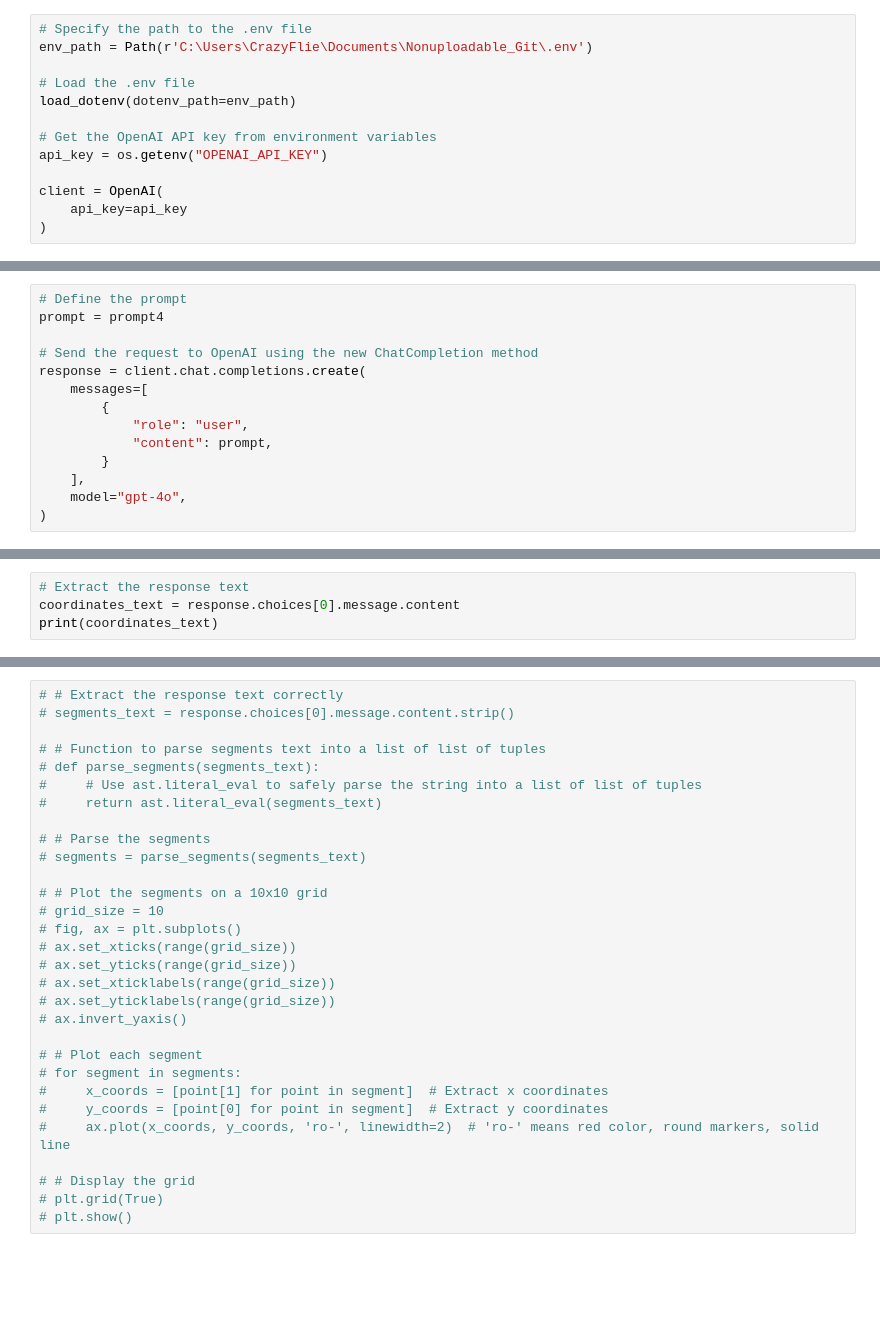
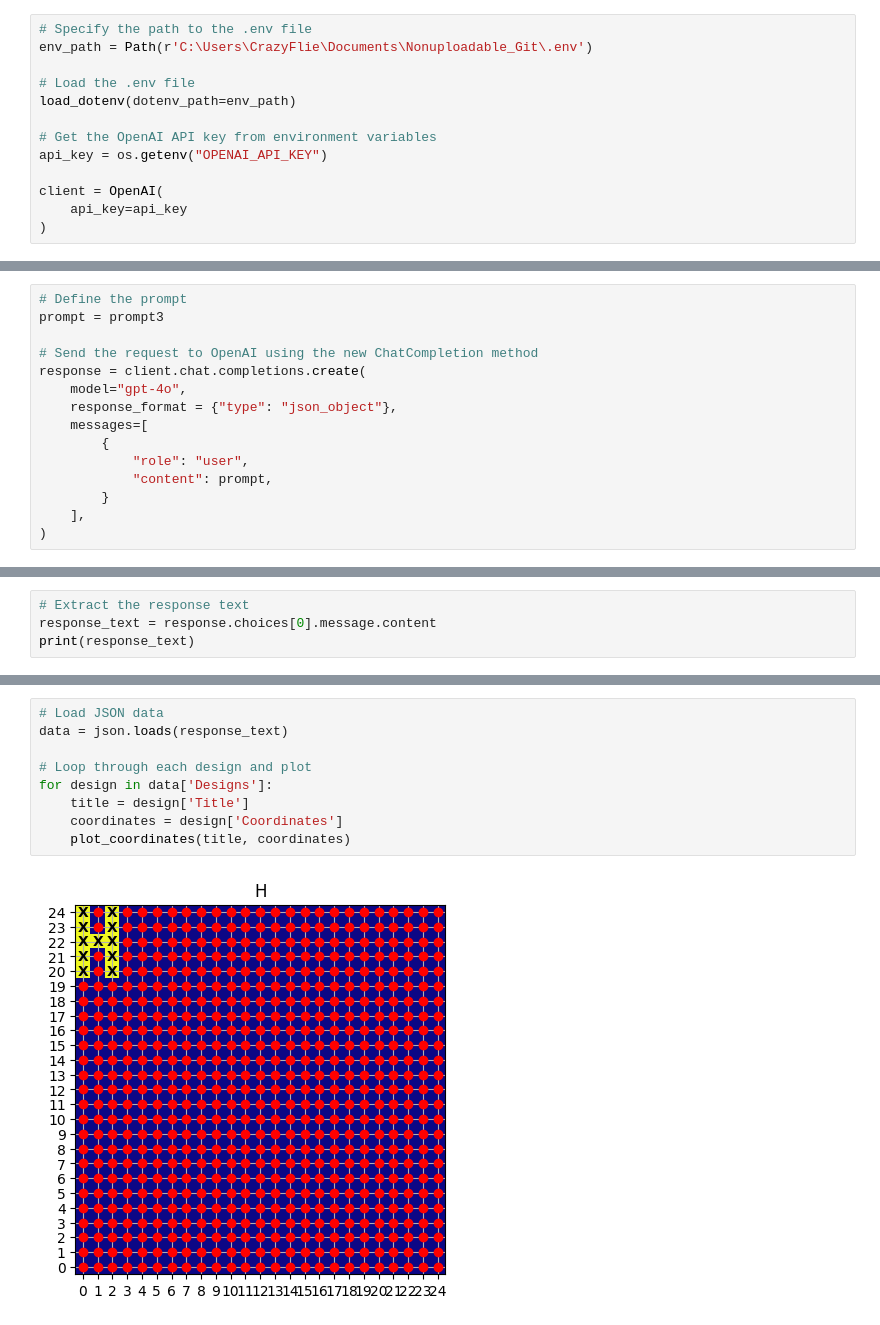
Before and after one commit to BaratiLab/CrazyConstruct, a Jupyter notebook: crazyflie/Coordinate GPT.ipynb, the cells around one changed output, grey strips where cells are left out. Saved outputs shown, nothing was run; the diff lists cells and outputs as text; blank space fills up the shorter version.

```diff
--- a/crazyflie/Coordinate GPT.ipynb
+++ b/crazyflie/Coordinate GPT.ipynb
@@ -75,16 +189,17 @@ For example, '[(x, y), (x, y), (x, y)]' is a correctly formatted list.
 # %%
 # Define the prompt
-prompt = prompt4
+prompt = prompt3
 
 # Send the request to OpenAI using the new ChatCompletion method
 response = client.chat.completions.create(
+    model="gpt-4o",
+    response_format = {"type": "json_object"},
     messages=[
         {
             "role": "user",
             "content": prompt,
         }
     ],
-    model="gpt-4o",
 )
 # %%
 print(response)
@@ -93,5 +208,5 @@ ChatCompletion(id='chatcmpl-9j9Lkcym6aIQ7Gciq89KUyh64LGJH', choices=[Choice(fini
 # %%
 # Extract the response text
-coordinates_text = response.choices[0].message.content
-print(coordinates_text)
+response_text = response.choices[0].message.content
+print(response_text)
 # %% [output]
@@ -134,30 +230,11 @@ IndexError: list assignment index out of range
-# %%
-# # Extract the response text correctly
-# segments_text = response.choices[0].message.content.strip()
-
-# # Function to parse segments text into a list of list of tuples
-# def parse_segments(segments_text):
-#     # Use ast.literal_eval to safely parse the string into a list of list of tuples
-#     return ast.literal_eval(segments_text)
-
-# # Parse the segments
-# segments = parse_segments(segments_text)
-
-# # Plot the segments on a 10x10 grid
-# grid_size = 10
-# fig, ax = plt.subplots()
-# ax.set_xticks(range(grid_size))
-# ax.set_yticks(range(grid_size))
-# ax.set_xticklabels(range(grid_size))
-# ax.set_yticklabels(range(grid_size))
-# ax.invert_yaxis()
-
-# # Plot each segment
-# for segment in segments:
-#     x_coords = [point[1] for point in segment]  # Extract x coordinates
-#     y_coords = [point[0] for point in segment]  # Extract y coordinates
-#     ax.plot(x_coords, y_coords, 'ro-', linewidth=2)  # 'ro-' means red color, round markers, solid line
-
-# # Display the grid
-# plt.grid(True)
-# plt.show()
+# %%
+# Load JSON data
+data = json.loads(response_text)
+
+# Loop through each design and plot
+for design in data['Designs']:
+    title = design['Title']
+    coordinates = design['Coordinates']
+    plot_coordinates(title, coordinates)
+# %% [output]
+[figure, added]
```
Also changed, not shown: parts of 18 cells of this notebook.
